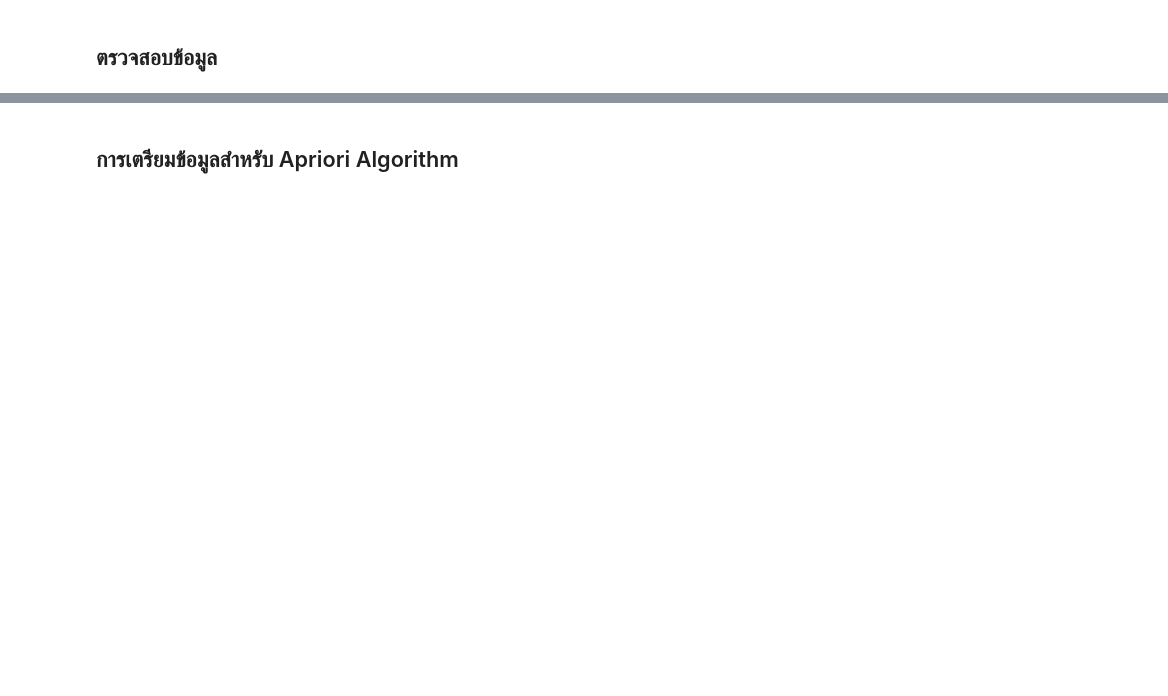
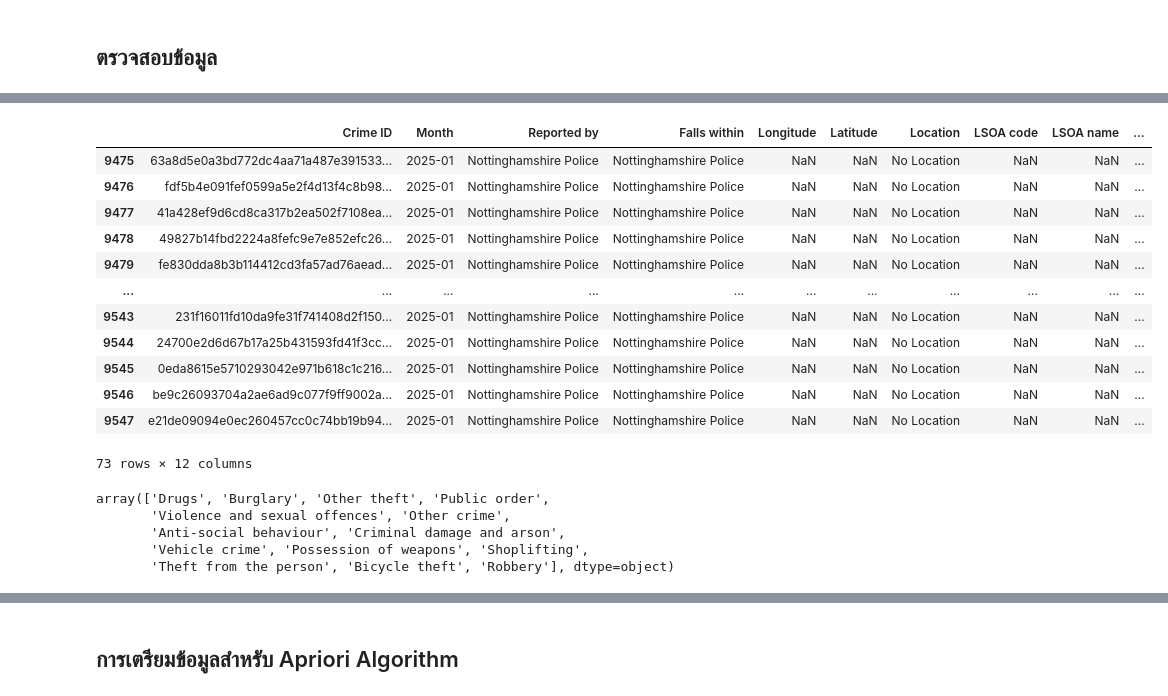
Before and after one commit to 16pynkn/MSC_DPDM_2025, a Jupyter notebook: Frequent_Patterns_(Association_Rules).ipynb, the cells around one changed output, grey strips where cells are left out. Saved outputs shown, nothing was run; the diff lists cells and outputs as text; code cells hidden in the pictures; blank space fills up the shorter version.

```diff
--- a/Frequent_Patterns_(Association_Rules).ipynb
+++ b/Frequent_Patterns_(Association_Rules).ipynb
@@ -254,0 +255,24 @@ dtype: bool
+# %%
+df[df['LSOA code'].isnull()]
+# %% [output]
+|  | Crime ID | Month | Reported by | Falls within | Longitude | Latitude | Location | LSOA code | LSOA name | ... |
+| 9475 | 63a8d5e0a3bd772dc4aa71a487e391533... | 2025-01 | Nottinghamshire Police | Nottinghamshire Police | NaN | NaN | No Location | NaN | NaN | ... |
+| 9476 | fdf5b4e091fef0599a5e2f4d13f4c8b98... | 2025-01 | Nottinghamshire Police | Nottinghamshire Police | NaN | NaN | No Location | NaN | NaN | ... |
+| 9477 | 41a428ef9d6cd8ca317b2ea502f7108ea... | 2025-01 | Nottinghamshire Police | Nottinghamshire Police | NaN | NaN | No Location | NaN | NaN | ... |
+| 9478 | 49827b14fbd2224a8fefc9e7e852efc26... | 2025-01 | Nottinghamshire Police | Nottinghamshire Police | NaN | NaN | No Location | NaN | NaN | ... |
+| 9479 | fe830dda8b3b114412cd3fa57ad76aead... | 2025-01 | Nottinghamshire Police | Nottinghamshire Police | NaN | NaN | No Location | NaN | NaN | ... |
+| ... | ... | ... | ... | ... | ... | ... | ... | ... | ... | ... |
+| 9543 | 231f16011fd10da9fe31f741408d2f150... | 2025-01 | Nottinghamshire Police | Nottinghamshire Police | NaN | NaN | No Location | NaN | NaN | ... |
+| 9544 | 24700e2d6d67b17a25b431593fd41f3cc... | 2025-01 | Nottinghamshire Police | Nottinghamshire Police | NaN | NaN | No Location | NaN | NaN | ... |
+| 9545 | 0eda8615e5710293042e971b618c1c216... | 2025-01 | Nottinghamshire Police | Nottinghamshire Police | NaN | NaN | No Location | NaN | NaN | ... |
+| 9546 | be9c26093704a2ae6ad9c077f9ff9002a... | 2025-01 | Nottinghamshire Police | Nottinghamshire Police | NaN | NaN | No Location | NaN | NaN | ... |
+| 9547 | e21de09094e0ec260457cc0c74bb19b94... | 2025-01 | Nottinghamshire Police | Nottinghamshire Police | NaN | NaN | No Location | NaN | NaN | ... |
+73 rows × 12 columns
+# %%
+df['Crime type'].unique()
+# %% [output]
+array(['Drugs', 'Burglary', 'Other theft', 'Public order',
+       'Violence and sexual offences', 'Other crime',
+       'Anti-social behaviour', 'Criminal damage and arson',
+       'Vehicle crime', 'Possession of weapons', 'Shoplifting',
+       'Theft from the person', 'Bicycle theft', 'Robbery'], dtype=object)
```
Also changed, not shown: parts of 31 cells of this notebook.
